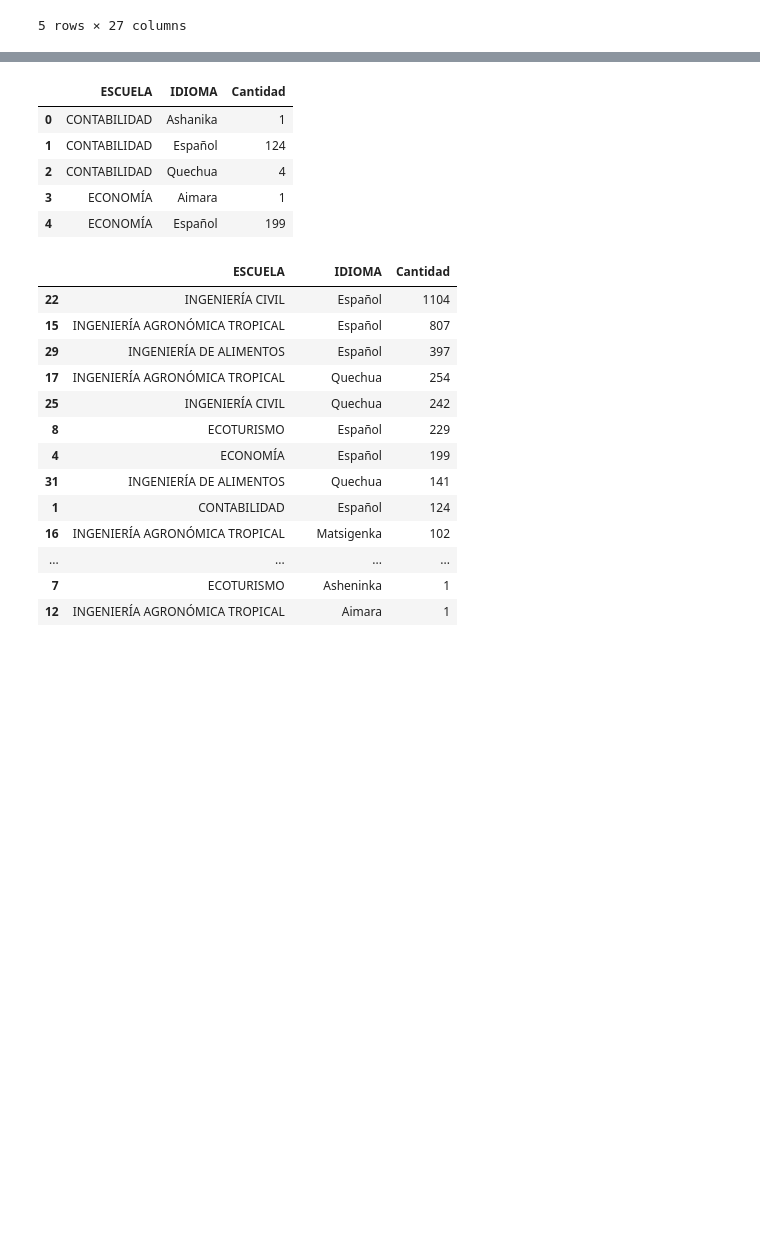
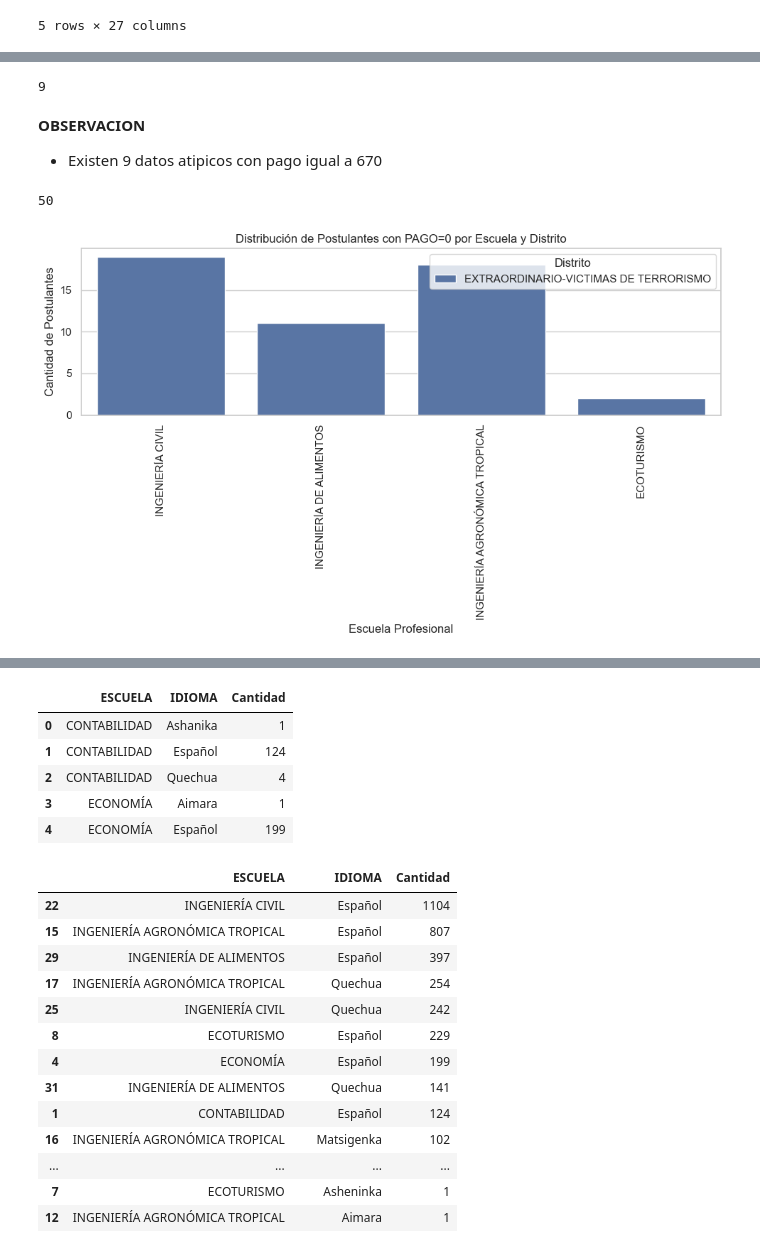
Before and after one commit to EliazarNoaLlas/Proyecto_Investigacion_Clustering-, a Jupyter notebook: proyecto_clustering_uniq/notebooks/01_exploracion_datos.ipynb, the cells around one changed output, grey strips where cells are left out. Saved outputs shown, nothing was run; the diff lists cells and outputs as text; code cells hidden in the pictures; blank space fills up the shorter version.

```diff
--- a/proyecto_clustering_uniq/notebooks/01_exploracion_datos.ipynb
+++ b/proyecto_clustering_uniq/notebooks/01_exploracion_datos.ipynb
@@ -286,0 +352,8 @@ py.iplot(fig)
+# %%
+# Crear un diccionario a partir de la tupla para mapear las escuelas a los porcentajes
+escuela_porcentaje_dict = dict(porcentajes)
+
+# Codificar la variable ESCUELA con los valores enteros de los porcentajes de frecuencia
+Postulantes['ESCUELA_CODIFICADA'] = Postulantes['ESCUELA'].map(escuela_porcentaje_dict).apply(lambda x: int(x))
+
+Postulantes['ESCUELA_CODIFICADA']
@@ -286,0 +404,38 @@ py.iplot(fig)
+# %%
+# Crear un nuevo DataFrame con las filas donde PAGO es igual a cero
+postulantes_con_pago_atipico = Postulantes[Postulantes['PAGO'] == 670]
+
+# Mostrar las primeras filas del nuevo DataFrame
+postulantes_con_pago_atipico.shape[0]
+# %% [output]
+9
+# %% [markdown]
+**OBSERVACION**
+- Existen 9 datos atipicos  con pago igual a 670
+# %%
+# Crear un nuevo DataFrame con las filas donde PAGO es igual a cero
+postulantes_con_pago_cero = Postulantes[Postulantes['PAGO'] == 0]
+
+# Mostrar las primeras filas del nuevo DataFrame
+postulantes_con_pago_cero.shape[0]
+# %% [output]
+50
+# %%
+import seaborn as sns
+import matplotlib.pyplot as plt
+
+# Configuración de estilo de Seaborn
+sns.set(style="whitegrid")
+
+# Crear un gráfico de barras utilizando 'ESCUELA' en el eje x y 'DISTRITO' en el eje y
+plt.figure(figsize=(10, 6))
+sns.countplot(data=postulantes_con_pago_cero, x='ESCUELA', hue='MODALIDAD')
+plt.xticks(rotation=90)
+plt.title('Distribución de Postulantes con PAGO=0 por Escuela y Distrito')
+plt.xlabel('Escuela Profesional')
+plt.ylabel('Cantidad de Postulantes')
+plt.legend(title='Distrito', loc='upper right')
+plt.tight_layout()
+plt.show()
+# %% [output]
+[figure, added]
```
Also changed, not shown: parts of 73 cells of this notebook, 1 other file.
